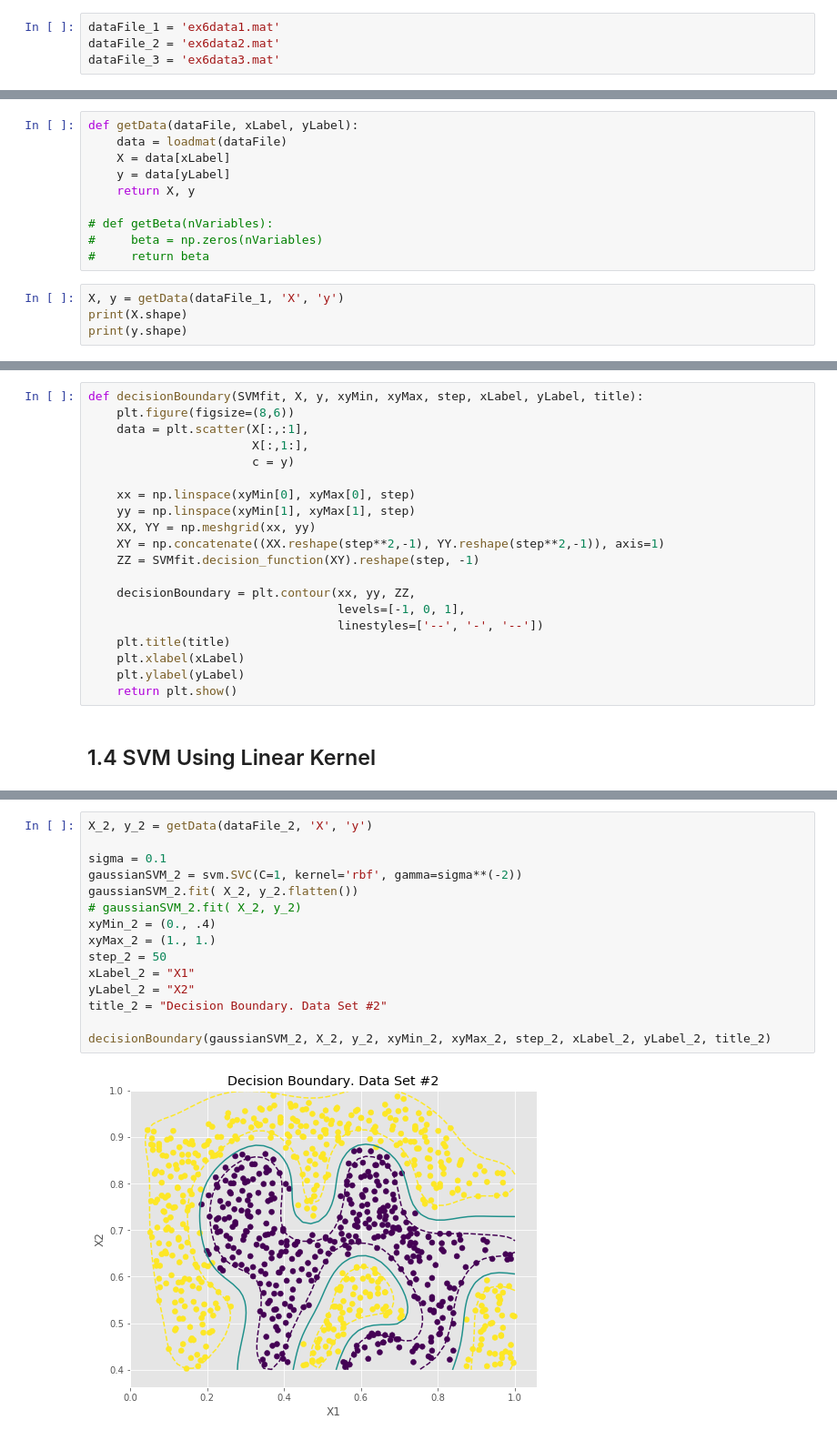
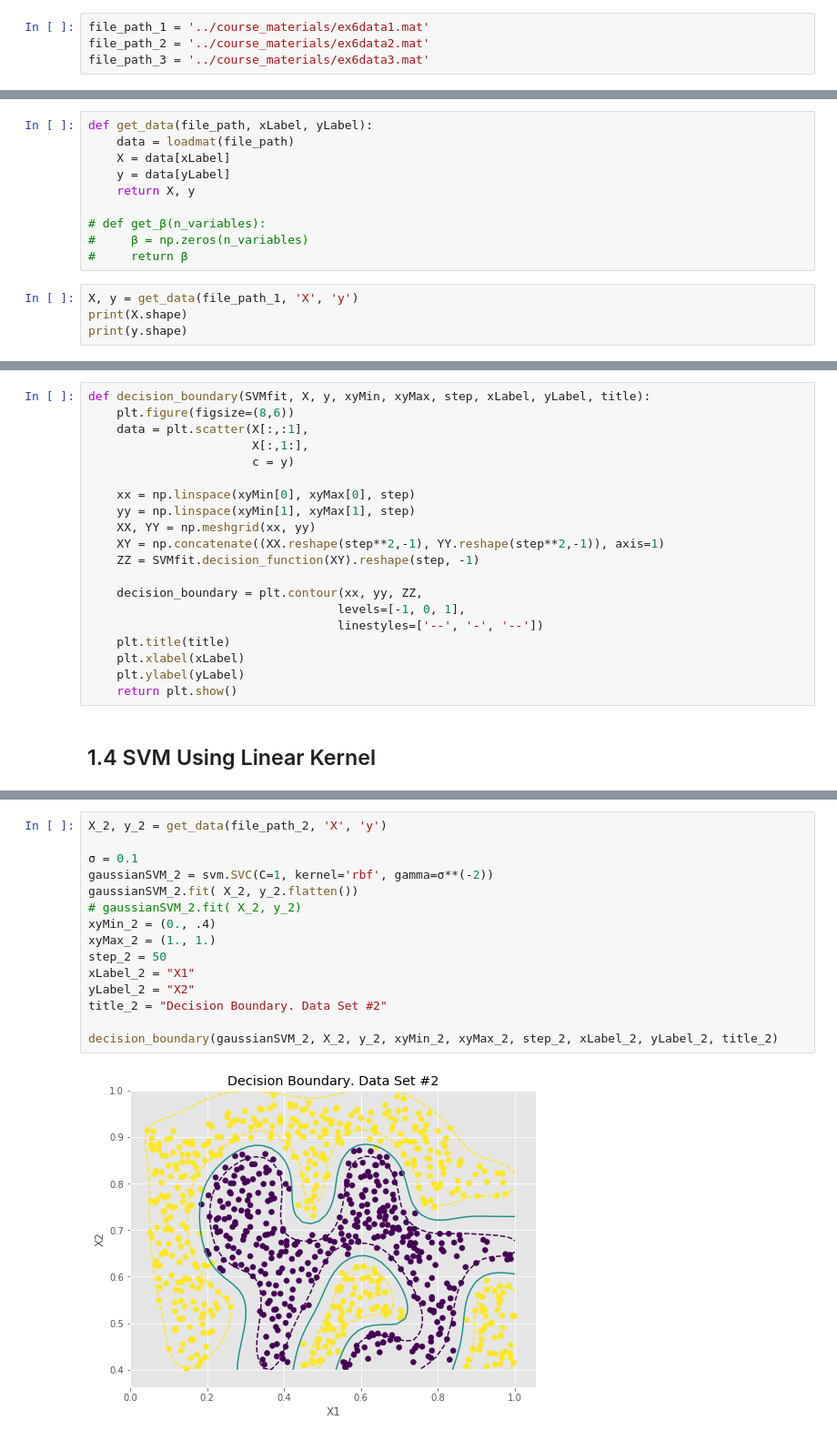
Before and after one commit to nikita-loik/andrew_ng_2_-python, a Jupyter notebook: notebooks/6_support_vector_machines.ipynb, the cells around one changed output, grey strips where cells are left out. Shown at 91% size. Drawn from its saved outputs; the diff is of its cells as text.

```diff
--- a/notebooks/6_support_vector_machines.ipynb
+++ b/notebooks/6_support_vector_machines.ipynb
@@ -19,7 +19,7 @@ from sklearn import svm
 # %%
 np.random.seed(0)
 # %%
-dataFile_1 = 'ex6data1.mat'
-dataFile_2 = 'ex6data2.mat'
-dataFile_3 = 'ex6data3.mat'
+file_path_1 = '../course_materials/ex6data1.mat'
+file_path_2 = '../course_materials/ex6data2.mat'
+file_path_3 = '../course_materials/ex6data3.mat'
 # %%
@@ -36,17 +36,17 @@ dict_keys(['__header__', '__version__', '__globals__', 'X', 'y', 'yval', 'Xval']
 # %% [markdown]
 ## 1.1 Data Extraction and Transformation
 # %%
-def getData(dataFile, xLabel, yLabel):
-    data = loadmat(dataFile)
+def get_data(file_path, xLabel, yLabel):
+    data = loadmat(file_path)
     X = data[xLabel]
     y = data[yLabel]
     return X, y
 
-# def getBeta(nVariables):
-#     beta = np.zeros(nVariables)
-#     return beta
+# def get_β(n_variables):
+#     β = np.zeros(n_variables)
+#     return β
 # %%
-X, y = getData(dataFile_1, 'X', 'y')
+X, y = get_data(file_path_1, 'X', 'y')
 print(X.shape)
 print(y.shape)
 # %% [output]
@@ -72,7 +72,7 @@ visualiseData(dataFile_1, 'X', 'y', "Data Set #1")
 # %% [markdown]
 ## 1.3 Decision Boundary Visualisation
 # %%
-def decisionBoundary(SVMfit, X, y, xyMin, xyMax, step, xLabel, yLabel, title):
+def decision_boundary(SVMfit, X, y, xyMin, xyMax, step, xLabel, yLabel, title):
     plt.figure(figsize=(8,6))
     data = plt.scatter(X[:,:1],
                        X[:,1:],
@@ -84,7 +84,7 @@ def decisionBoundary(SVMfit, X, y, xyMin, xyMax, step, xLabel, yLabel, title):
     XY = np.concatenate((XX.reshape(step**2,-1), YY.reshape(step**2,-1)), axis=1)
     ZZ = SVMfit.decision_function(XY).reshape(step, -1)
 
-    decisionBoundary = plt.contour(xx, yy, ZZ,
+    decision_boundary = plt.contour(xx, yy, ZZ,
                                    levels=[-1, 0, 1],
                                    linestyles=['--', '-', '--'])
     plt.title(title)
@@ -138,18 +138,18 @@ print(gaussianKernel(x1, x2, sigma))
 # %%
-X_2, y_2 = getData(dataFile_2, 'X', 'y')
+X_2, y_2 = get_data(file_path_2, 'X', 'y')
 
-sigma = 0.1
-gaussianSVM_2 = svm.SVC(C=1, kernel='rbf', gamma=sigma**(-2))
+σ = 0.1
+gaussianSVM_2 = svm.SVC(C=1, kernel='rbf', gamma=σ**(-2))
 gaussianSVM_2.fit( X_2, y_2.flatten())
 # gaussianSVM_2.fit( X_2, y_2)
 xyMin_2 = (0., .4)
 xyMax_2 = (1., 1.)
 step_2 = 50
 xLabel_2 = "X1"
 yLabel_2 = "X2"
 title_2 = "Decision Boundary. Data Set #2"
 
-decisionBoundary(gaussianSVM_2, X_2, y_2, xyMin_2, xyMax_2, step_2, xLabel_2, yLabel_2, title_2)
+decision_boundary(gaussianSVM_2, X_2, y_2, xyMin_2, xyMax_2, step_2, xLabel_2, yLabel_2, title_2)
 # %% [output]
-[figure, old version]
+[figure, new version]
 # %%
```
Also changed, not shown: parts of 13 cells of this notebook, 9 other files.
